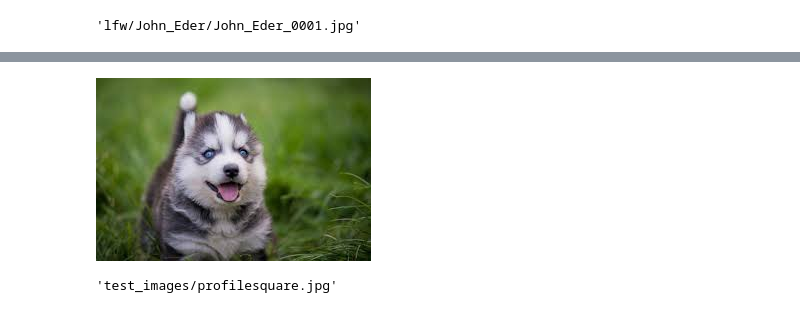
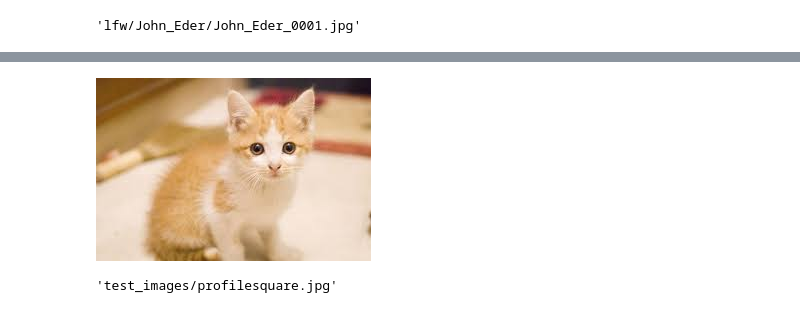
Before and after one commit to hidehiro98/dog-project, a Jupyter notebook: dog_app.ipynb, the cells around one changed output, grey strips where cells are left out. Cells and saved outputs as stored; diff of their text form; code cells hidden in the pictures.

```diff
--- a/dog_app.ipynb
+++ b/dog_app.ipynb
@@ -817,9 +839,9 @@ You look like a ... Beagle !
 # %%
 from IPython.display import Image, display
 
-display(Image(test_files[1]))
+display(Image(test_files[4]))
 # %% [output]
-[figure, old version]
+[figure, new version]
 # %%
 test_files[0]
 # %% [output]
```
Also changed, not shown: parts of 7 cells of this notebook, 1 other file.
